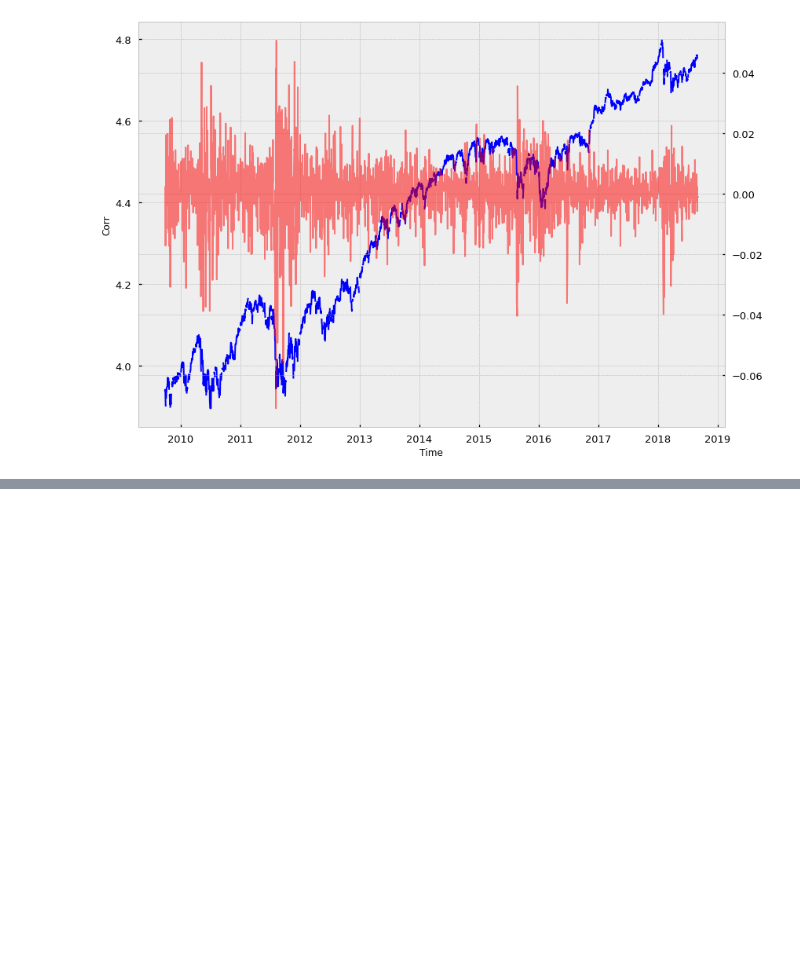
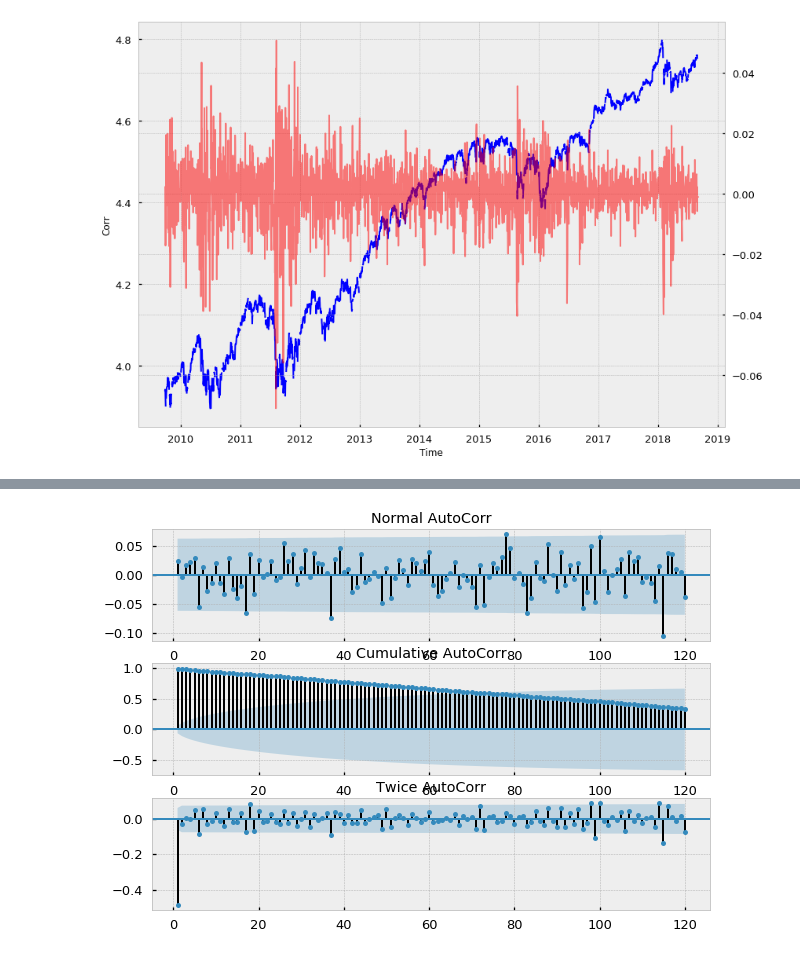
Before and after one commit to Dynami/Adv_Fin_ML_Exercises, a Jupyter notebook: notebooks/FractionallyDifferentiatedFeatures.ipynb, the cells around one changed output, grey strips where cells are left out. Cells and saved outputs as stored; diff of their text form; code cells hidden in the pictures; blank space fills up the shorter version.

```diff
--- a/notebooks/FractionallyDifferentiatedFeatures.ipynb
+++ b/notebooks/FractionallyDifferentiatedFeatures.ipynb
@@ -680,0 +724,6 @@ plt.show()
+# %%
+twice_randn = np.diff(randn)
+# %%
+plot_autocorr(bar_types=['Normal', 'Cumulative', 'Twice'], bar_returns=[randn, cum_randn, twice_randn], sharey=False)
+# %% [output]
+[figure, added]
```
Also changed, not shown: parts of 7 cells of this notebook.
